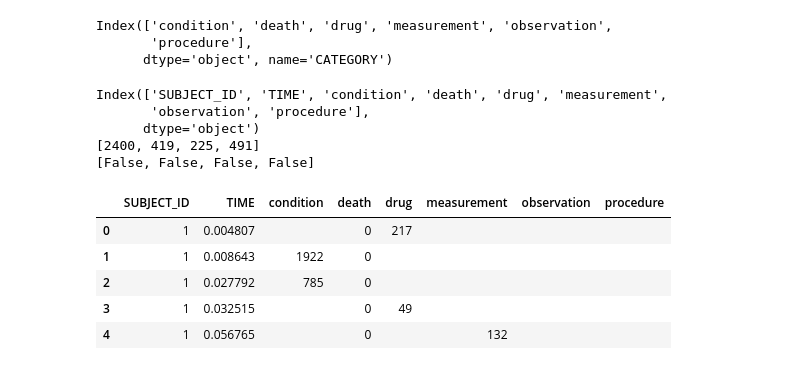
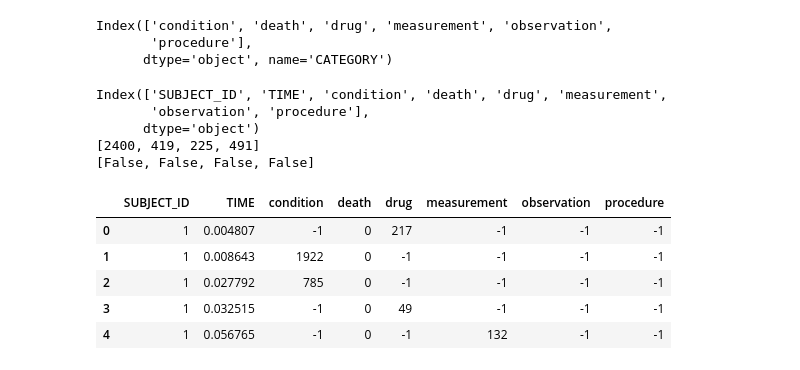
Before and after one commit to OJPOJ/ItDS-project, a Jupyter notebook: data_preprocessing_Jan.ipynb, the cells around one changed output. Cells and saved outputs as stored; diff of their text form; code cells hidden in the pictures.

```diff
--- a/data_preprocessing_Jan.ipynb
+++ b/data_preprocessing_Jan.ipynb
@@ -13,7 +13,7 @@ new_cols = data['DEFINITION_ID'].str.split('_', expand=True)
 new_cols.columns = ['CATEGORY', 'CATEGORY_ID']
 
 # Pivoting the DataFrame
-pivot_new_cols = new_cols.pivot_table(index=df.index, columns='CATEGORY', values='CATEGORY_ID', aggfunc=lambda x: ', '.join(str(v) for v in x)).fillna('')
+pivot_new_cols = new_cols.pivot_table(index=data.index, columns='CATEGORY', values='CATEGORY_ID', aggfunc=lambda x: ', '.join(str(v) for v in x)).fillna('-1')
 
 print(pivot_new_cols.columns)
 # %% [output]
@@ -25,36 +25,36 @@ Index(['condition', 'death', 'drug', 'measurement', 'observation',
 df = pd.concat([data, pivot_new_cols], axis=1)
 
 # Dropping the original 'DEFINITION_ID' column
 df.drop(columns=['DEFINITION_ID'], inplace=True)
 
 # Filling the death column
 df['death'] = df['death'].replace('None', '1')
-df['death'] = df['death'].replace('', '0')
+df['death'] = df['death'].replace('-1', '0')
 # Converting column to boolean dtype
 df['death'] = df['death'].astype(int)
 
 print(df.columns)
 #df.loc[(df['condition']=='')&(df['drug']=='')&(df['measurement']=='')&(df['observation']=='')&(df['procedure']=='')]
 print([len(df['condition'].unique()),
 len(df['drug'].unique()),
 len(df['observation'].unique()),
 len(df['procedure'].unique())])
 
 print(['0' in (df['condition'].unique()),
 '0' in (df['drug'].unique()),
 '0' in (df['observation'].unique()),
 '0' in (df['procedure'].unique())])
 
 df.head()
 # %% [output]
 Index(['SUBJECT_ID', 'TIME', 'condition', 'death', 'drug', 'measurement',
        'observation', 'procedure'],
       dtype='object')
 [2400, 419, 225, 491]
 [False, False, False, False]
 |  | SUBJECT_ID | TIME | condition | death | drug | measurement | observation | procedure |
-| 0 | 1 | 0.004807 |  | 0 | 217 |  |  |  |
-| 1 | 1 | 0.008643 | 1922 | 0 |  |  |  |  |
-| 2 | 1 | 0.027792 | 785 | 0 |  |  |  |  |
-| 3 | 1 | 0.032515 |  | 0 | 49 |  |  |  |
-| 4 | 1 | 0.056765 |  | 0 |  | 132 |  |  |
+| 0 | 1 | 0.004807 | -1 | 0 | 217 | -1 | -1 | -1 |
+| 1 | 1 | 0.008643 | 1922 | 0 | -1 | -1 | -1 | -1 |
+| 2 | 1 | 0.027792 | 785 | 0 | -1 | -1 | -1 | -1 |
+| 3 | 1 | 0.032515 | -1 | 0 | 49 | -1 | -1 | -1 |
+| 4 | 1 | 0.056765 | -1 | 0 | -1 | 132 | -1 | -1 |
```
Also changed, not shown: parts of 9 cells of this notebook.
